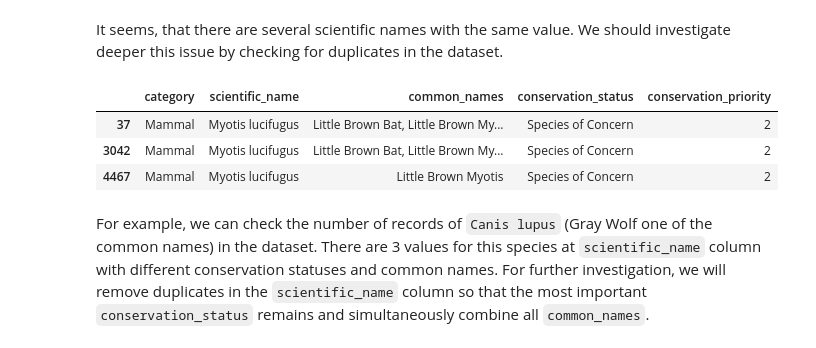
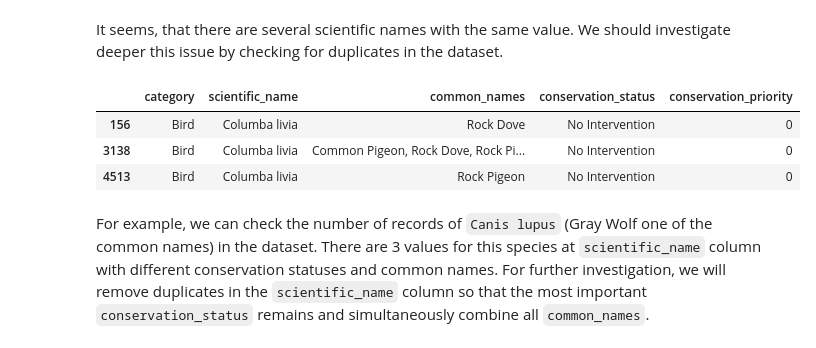
Before and after one commit to 7086600/biodiversity_project, a Jupyter notebook: biodiversity.ipynb, the cells around one changed output. Cells and saved outputs as stored; diff of their text form; code cells hidden in the pictures.

```diff
--- a/biodiversity.ipynb
+++ b/biodiversity.ipynb
@@ -177,14 +177,14 @@ sci_names_count.head(10)
 # %% [markdown]
 It seems, that there are several scientific names with the same value. We should investigate deeper this issue by checking for duplicates in the dataset.
 # %%
-scientific_name = 'Myotis lucifugus'
+scientific_name = 'Columba livia'
 filt_specie = (species['scientific_name'] == scientific_name)
 species[filt_specie]
 # %% [output]
 |  | category | scientific_name | common_names | conservation_status | conservation_priority |
-| 37 | Mammal | Myotis lucifugus | Little Brown Bat, Little Brown My... | Species of Concern | 2 |
-| 3042 | Mammal | Myotis lucifugus | Little Brown Bat, Little Brown My... | Species of Concern | 2 |
-| 4467 | Mammal | Myotis lucifugus | Little Brown Myotis | Species of Concern | 2 |
+| 156 | Bird | Columba livia | Rock Dove | No Intervention | 0 |
+| 3138 | Bird | Columba livia | Common Pigeon, Rock Dove, Rock Pi... | No Intervention | 0 |
+| 4513 | Bird | Columba livia | Rock Pigeon | No Intervention | 0 |
 # %% [markdown]
 For example, we can check the number of records of `Canis lupus` (Gray Wolf one of the common names) in the dataset. There are 3 values for this species at `scientific_name` column with different conservation statuses and common names.
 For further investigation, we will remove duplicates in the `scientific_name` column so that the most important `conservation_status` remains and simultaneously combine all `common_names`.
```
Also changed, not shown: parts of 2 cells of this notebook.
